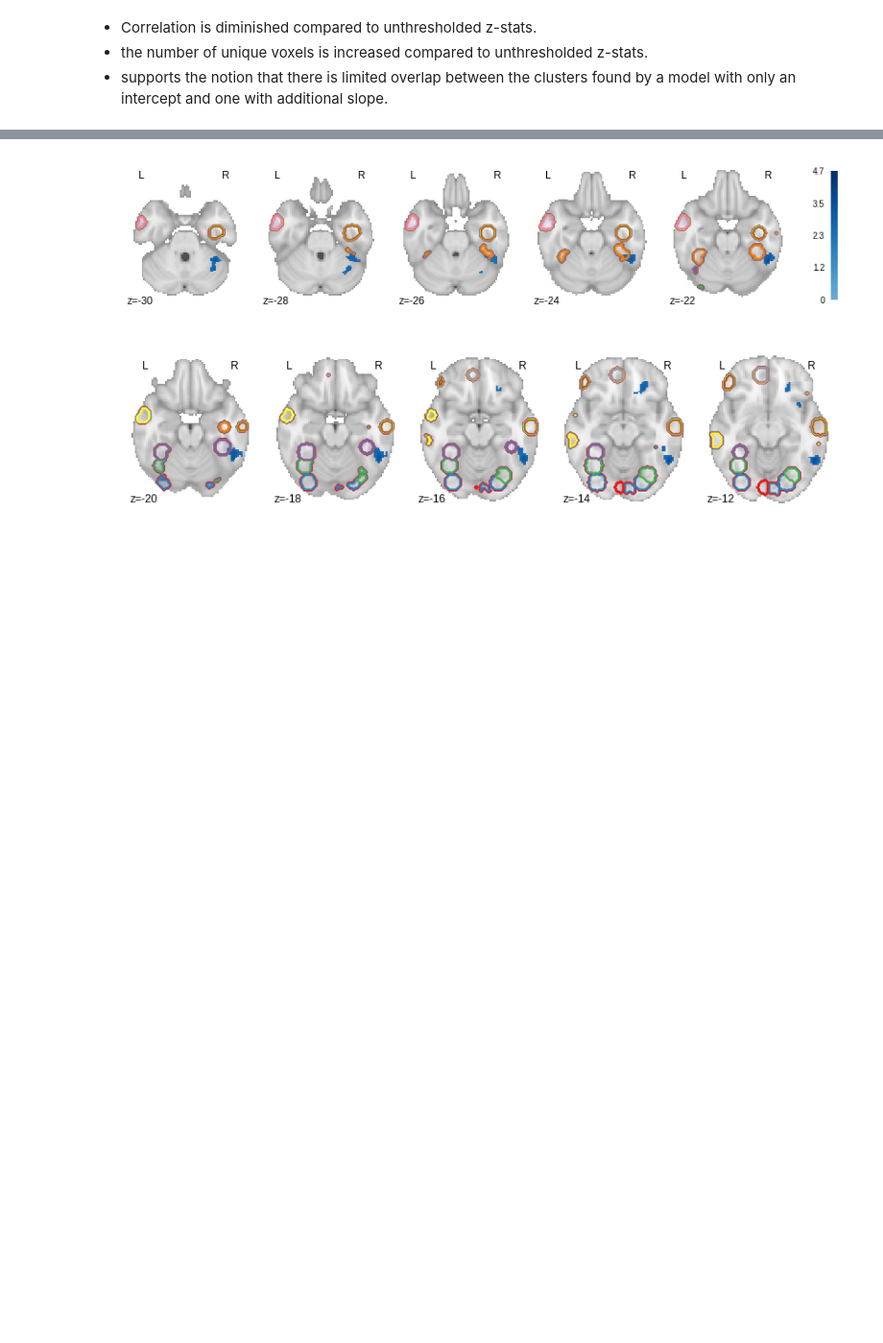
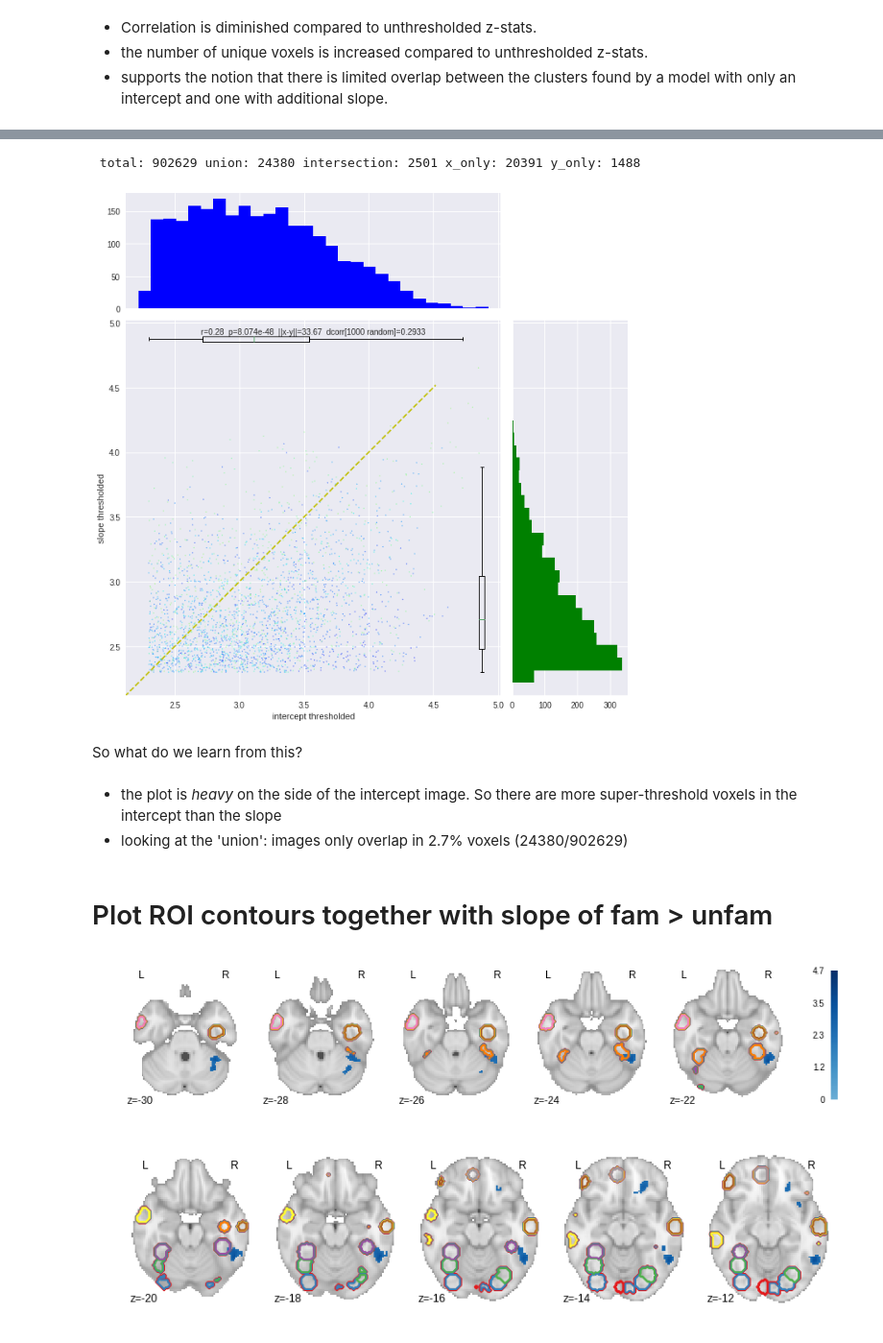
Before and after one commit to oliver-contier/famface-temporal-dynamics, a Jupyter notebook: notebooks/plot.results.ipynb, the cells around one changed output, grey strips where cells are left out. Shown at 96% size. Saved outputs shown, nothing was run; the diff lists cells and outputs as text; code cells hidden in the pictures; blank space fills up the shorter version.

```diff
--- a/notebooks/plot.results.ipynb
+++ b/notebooks/plot.results.ipynb
@@ -177,3 +206,19 @@ scatter_compare_binary = plot_scatter(dataXd=np.array([intercept_threshold, inte
+# %%
+# plotting the thresolded images
+
+slopevsint_thr = slopevsint = plot_scatter(dataXd=np.array([fmri_dataset(intc_filename).samples, fmri_dataset(unfamvsfam_thr).samples]),
+                                    colors=True, include_stats=True, uniq=True,
+                                    labels=['intercept thresholded','slope thresholded'])
+# %% [output]
+ total: 902629 union: 24380 intersection: 2501 x_only: 20391 y_only: 1488
+[figure, added]
+# %% [markdown]
+So what do we learn from this?
+# %% [markdown]
+- the plot is *heavy* on the side of the intercept image. So there are more super-threshold voxels in the intercept than the slope
+- looking at the 'union': images only overlap in 2.7% voxels (24380/902629)
+# %% [markdown]
+# Plot ROI contours together with slope of fam > unfam
 # %%
 # select roi mask image
 mask_img = '/data/famface/openfmri/scripts/notebooks/rois_manual_r5_20170222_nooverlap.nii.gz'
```
Also changed, not shown: parts of 32 cells of this notebook.
